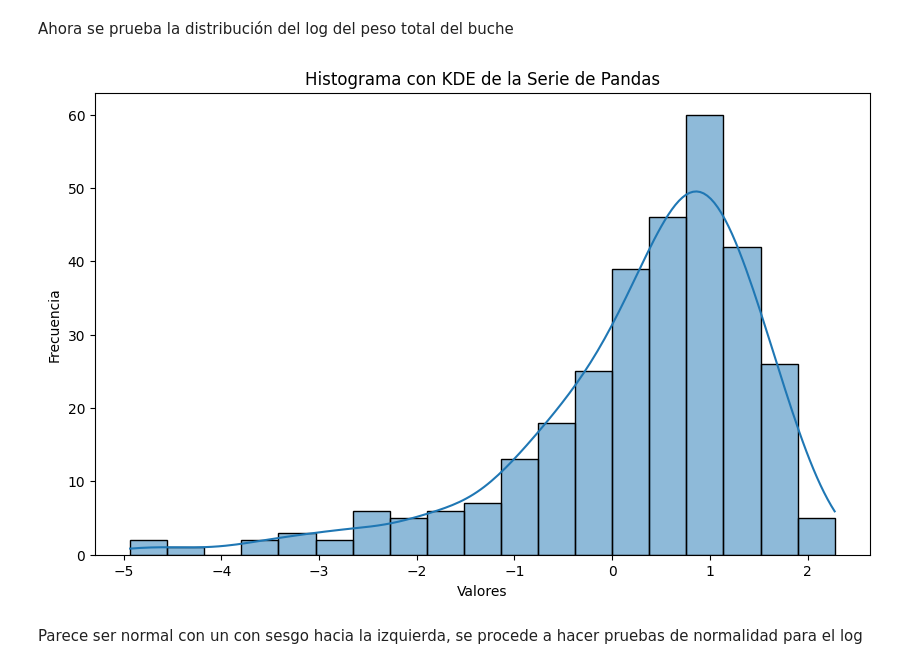
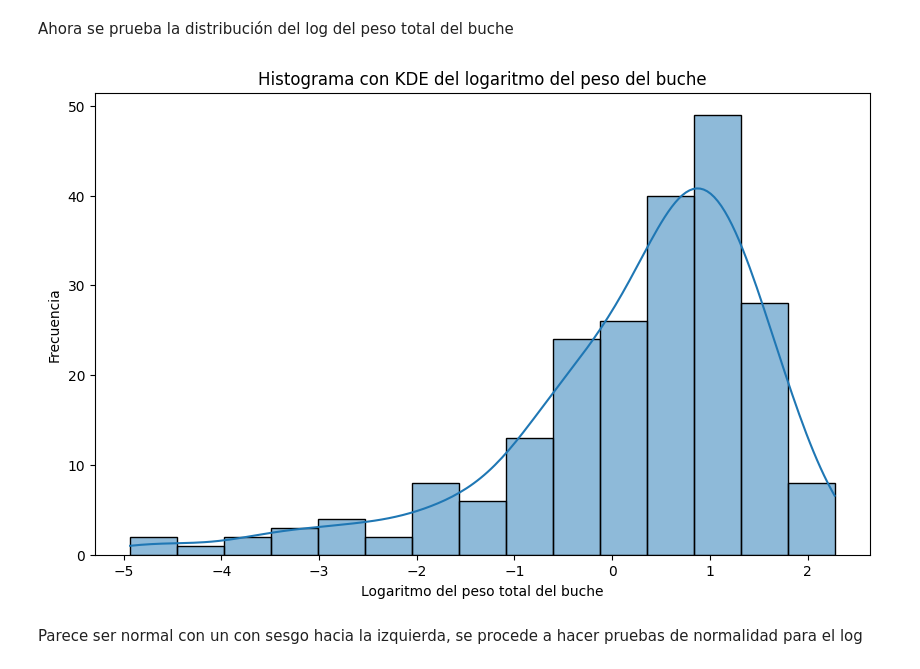
Before and after one commit to fofojaramillo/codornices-proyecto, a Jupyter notebook: t-tets.ipynb, the cells around one changed output. Saved outputs shown, nothing was run; the diff lists cells and outputs as text; code cells hidden in the pictures.

```diff
--- a/t-tets.ipynb
+++ b/t-tets.ipynb
@@ -43,13 +43,15 @@ plt.show()
 # %% [markdown]
 Ahora se prueba la distribución del log del peso total del buche
 # %%
+logdata_peso = np.log(data['peso total'])
+logdata_peso = logdata_peso.replace(float('-inf'), pd.NA).dropna()
 plt.figure(figsize=(10, 6))
-sns.histplot(np.log(data['peso total']), kde=True)
+sns.histplot(logdata_peso, kde=True)
 plt.title('Histograma con KDE del logaritmo del peso del buche')
 plt.xlabel('Logaritmo del peso total del buche')
 plt.ylabel('Frecuencia')
 plt.show()
 # %% [output]
-[figure, old version]
+[figure, new version]
 # %% [markdown]
 Parece ser normal con un con sesgo hacia la izquierda, se procede a hacer pruebas de normalidad para el log
```
Also changed, not shown: parts of 9 cells of this notebook.
